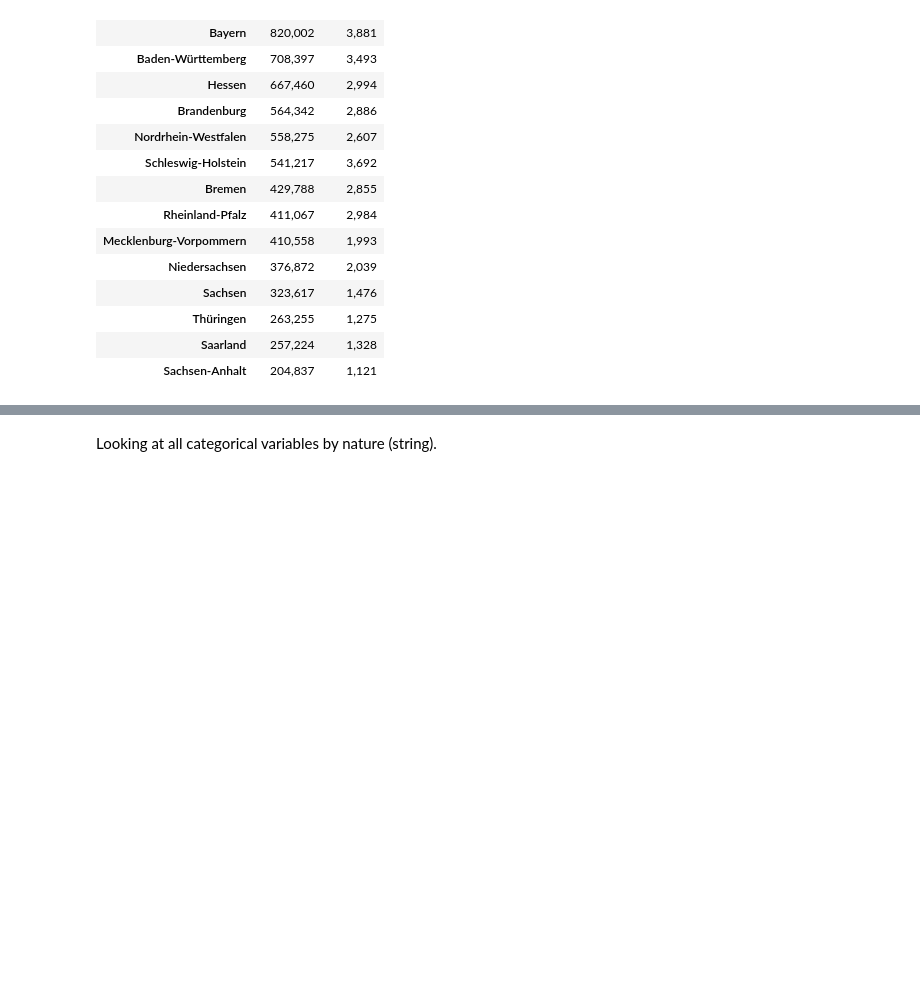
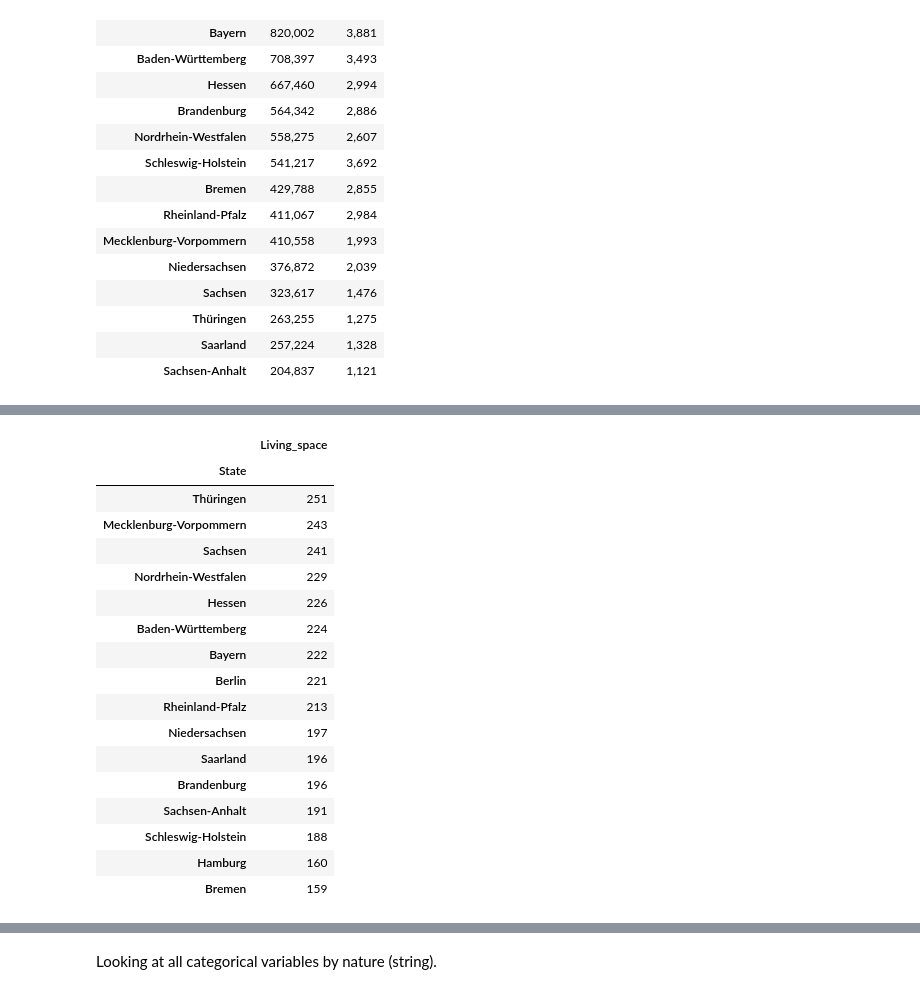
Before and after one commit to discoluc/udacityhouseprices, a Jupyter notebook: Code.ipynb, the cells around one changed output, grey strips where cells are left out. Cells and saved outputs as stored; diff of their text form; code cells hidden in the pictures; blank space fills up the shorter version.

```diff
--- a/Code.ipynb
+++ b/Code.ipynb
@@ -213,0 +238,21 @@ In order to answer this question the missing values have to be filled with value
+# %%
+df.groupby('State').Living_space.mean().sort_values(ascending=False).to_frame()
+# %% [output]
+|  | Living_space |
+| State |  |
+| Thüringen | 251 |
+| Mecklenburg-Vorpommern | 243 |
+| Sachsen | 241 |
+| Nordrhein-Westfalen | 229 |
+| Hessen | 226 |
+| Baden-Württemberg | 224 |
+| Bayern | 222 |
+| Berlin | 221 |
+| Rheinland-Pfalz | 213 |
+| Niedersachsen | 197 |
+| Saarland | 196 |
+| Brandenburg | 196 |
+| Sachsen-Anhalt | 191 |
+| Schleswig-Holstein | 188 |
+| Hamburg | 160 |
+| Bremen | 159 |
```
Also changed, not shown: parts of 28 cells of this notebook.
